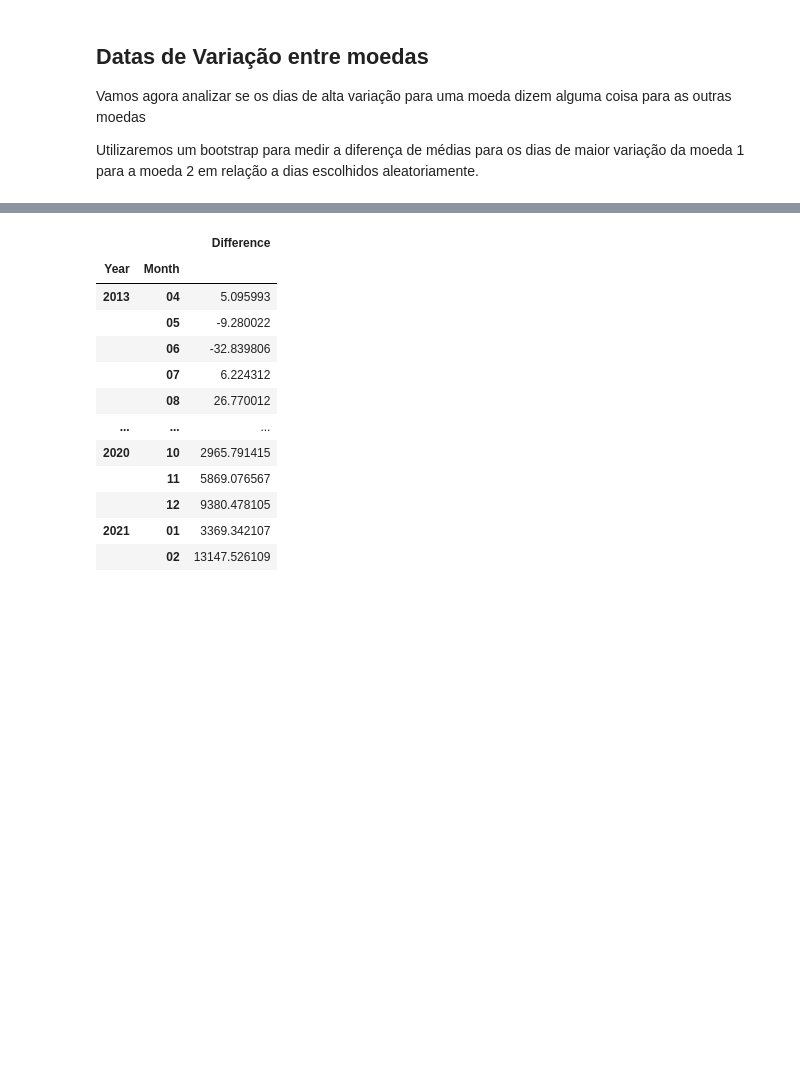
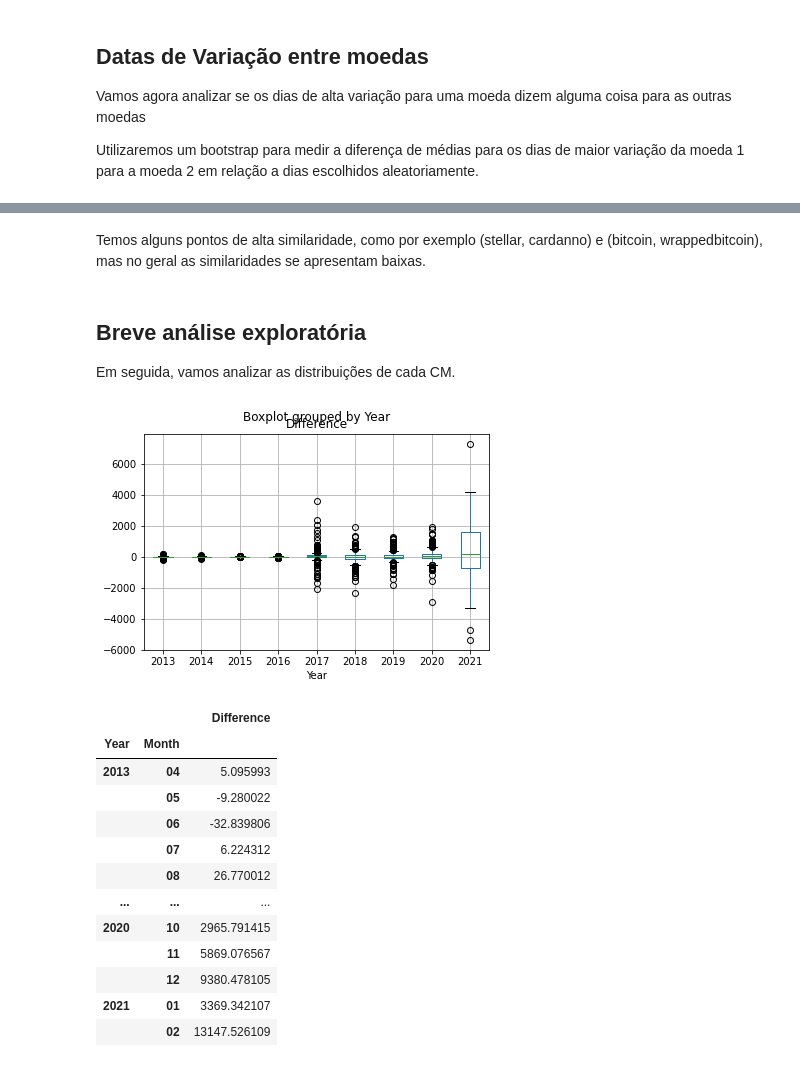
Before and after one commit to Bernardo-Senna/DataScience_Cryptocurrency_Project, a Jupyter notebook: notebooks/Final_Project_New.ipynb, the cells around one changed output, grey strips where cells are left out. Cells and saved outputs as stored; diff of their text form; code cells hidden in the pictures; blank space fills up the shorter version.

```diff
--- a/notebooks/Final_Project_New.ipynb
+++ b/notebooks/Final_Project_New.ipynb
@@ -651,3 +656,16 @@ Todos os pares de moedas possuem p-valor muito abaixo da significância, exceto
+# %% [markdown]
+Temos alguns pontos de alta similaridade, como por exemplo (stellar, cardanno) e (bitcoin, wrappedbitcoin), mas no geral as similaridades se apresentam baixas.
+# %% [markdown]
+## Breve análise exploratória
+Em seguida, vamos analizar as distribuições de cada CM.
+# %%
+btc = coinsDict['bitcoin']
+def plot_seasonal_differences(df, period, value):
+    df.boxplot(by=period, column=value)
+    plt.show()
+plot_seasonal_differences(btc, "Year", "Difference")
+# %% [output]
+[figure, added]
 # %%
 subdf = coinsDict['bitcoin'][['Difference', 'Year', 'Month']].groupby(['Year', 'Month']).sum()
 # %%
```
Also changed, not shown: parts of 7 cells of this notebook.
